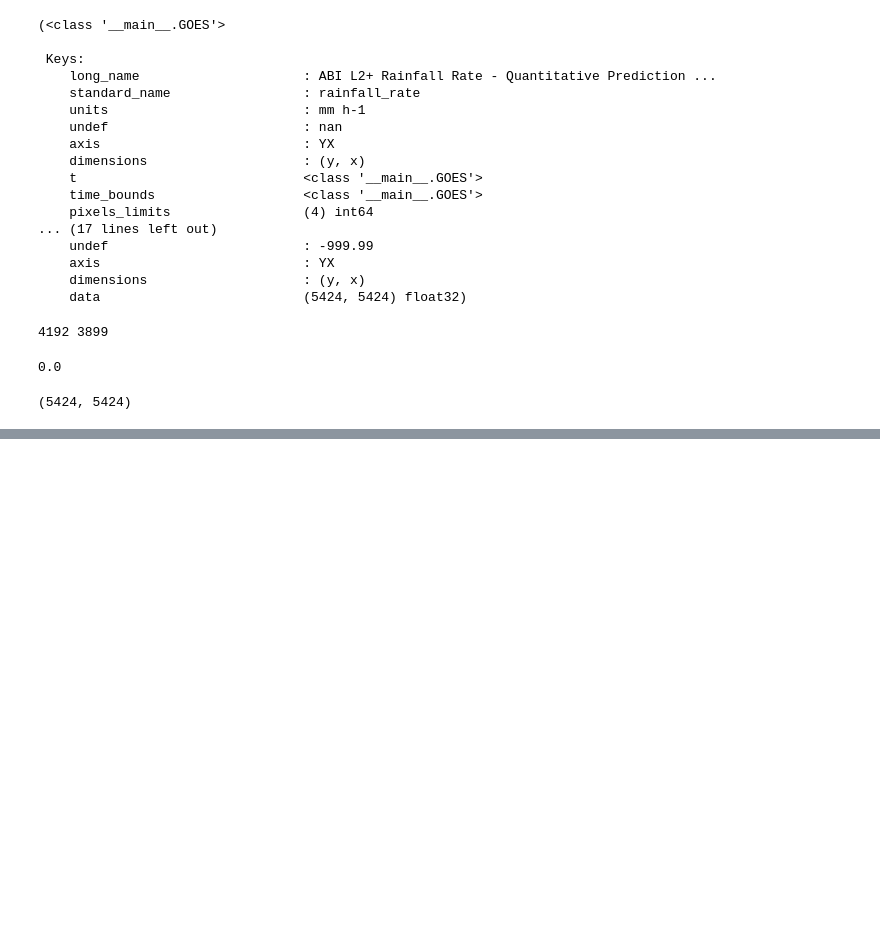
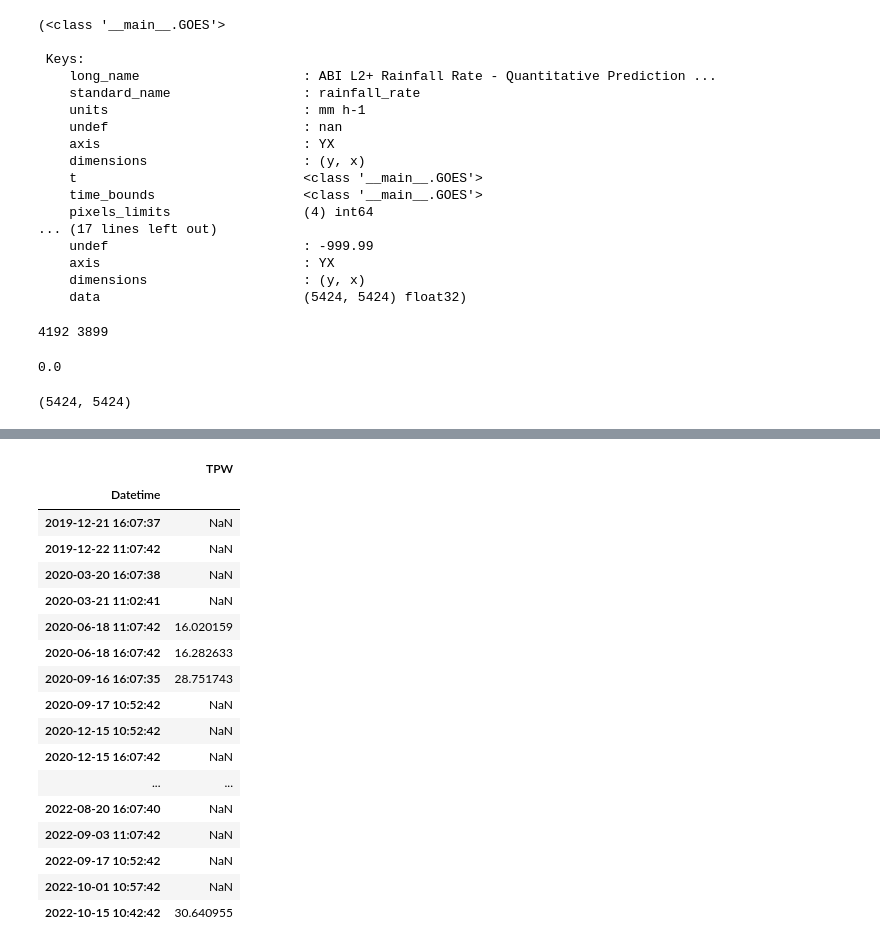
Before and after one commit to NietoCurcio/atmoseer, a Jupyter notebook: notebooks/lafusion.ipynb, the cells around one changed output, grey strips where cells are left out. Cells and saved outputs as stored; diff of their text form; code cells hidden in the pictures; blank space fills up the shorter version.

```diff
--- a/notebooks/lafusion.ipynb
+++ b/notebooks/lafusion.ipynb
@@ -1971,0 +2044,21 @@ RRQPE.data.shape
+# %%
+df.head(30)
+# %% [output]
+|  | TPW |
+| Datetime |  |
+| 2019-12-21 16:07:37 | NaN |
+| 2019-12-22 11:07:42 | NaN |
+| 2020-03-20 16:07:38 | NaN |
+| 2020-03-21 11:02:41 | NaN |
+| 2020-06-18 11:07:42 | 16.020159 |
+| 2020-06-18 16:07:42 | 16.282633 |
+| 2020-09-16 16:07:35 | 28.751743 |
+| 2020-09-17 10:52:42 | NaN |
+| 2020-12-15 10:52:42 | NaN |
+| 2020-12-15 16:07:42 | NaN |
+| ... | ... |
+| 2022-08-20 16:07:40 | NaN |
+| 2022-09-03 11:07:42 | NaN |
+| 2022-09-17 10:52:42 | NaN |
+| 2022-10-01 10:57:42 | NaN |
+| 2022-10-15 10:42:42 | 30.640955 |
```
Also changed, not shown: parts of 10 cells of this notebook, 2 other files.
